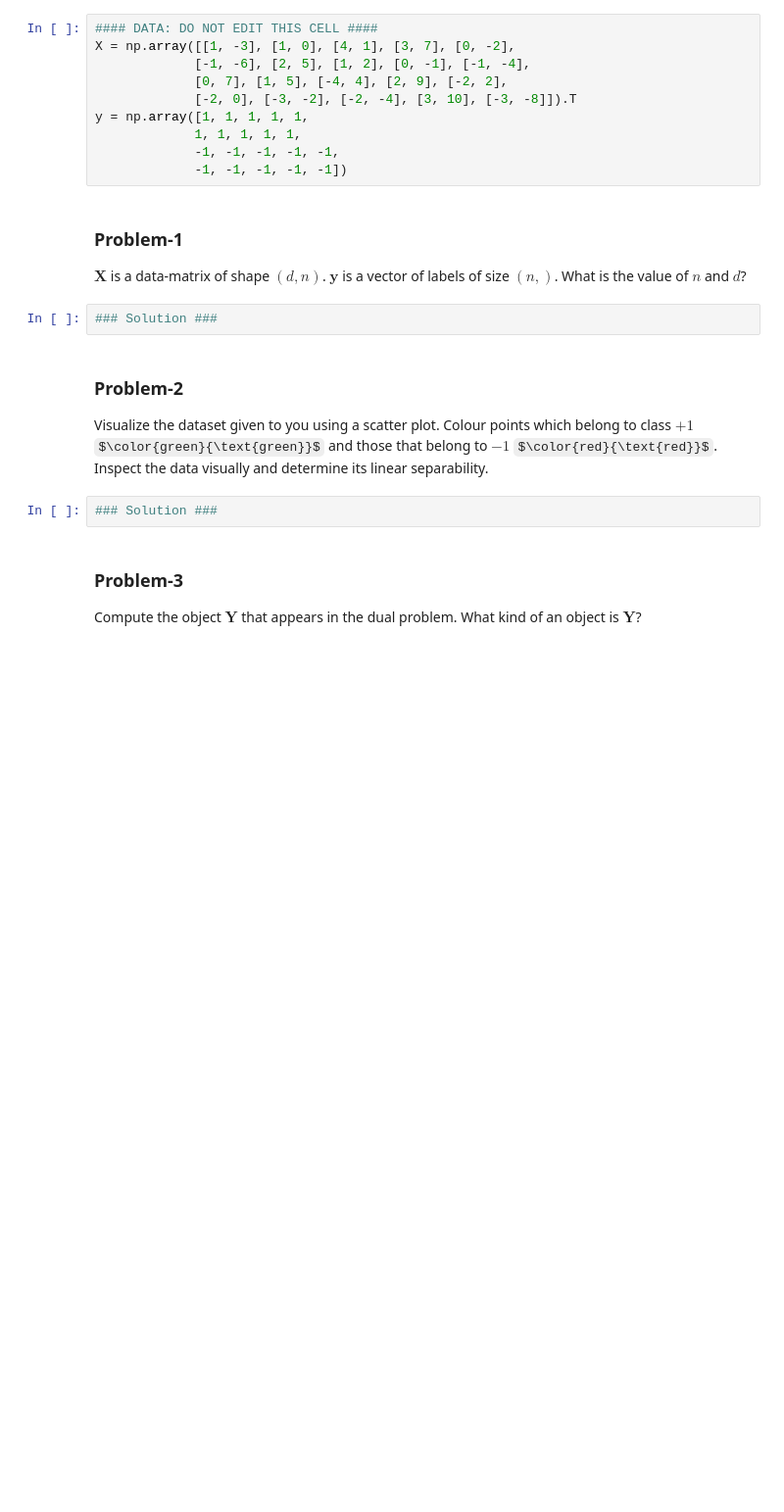
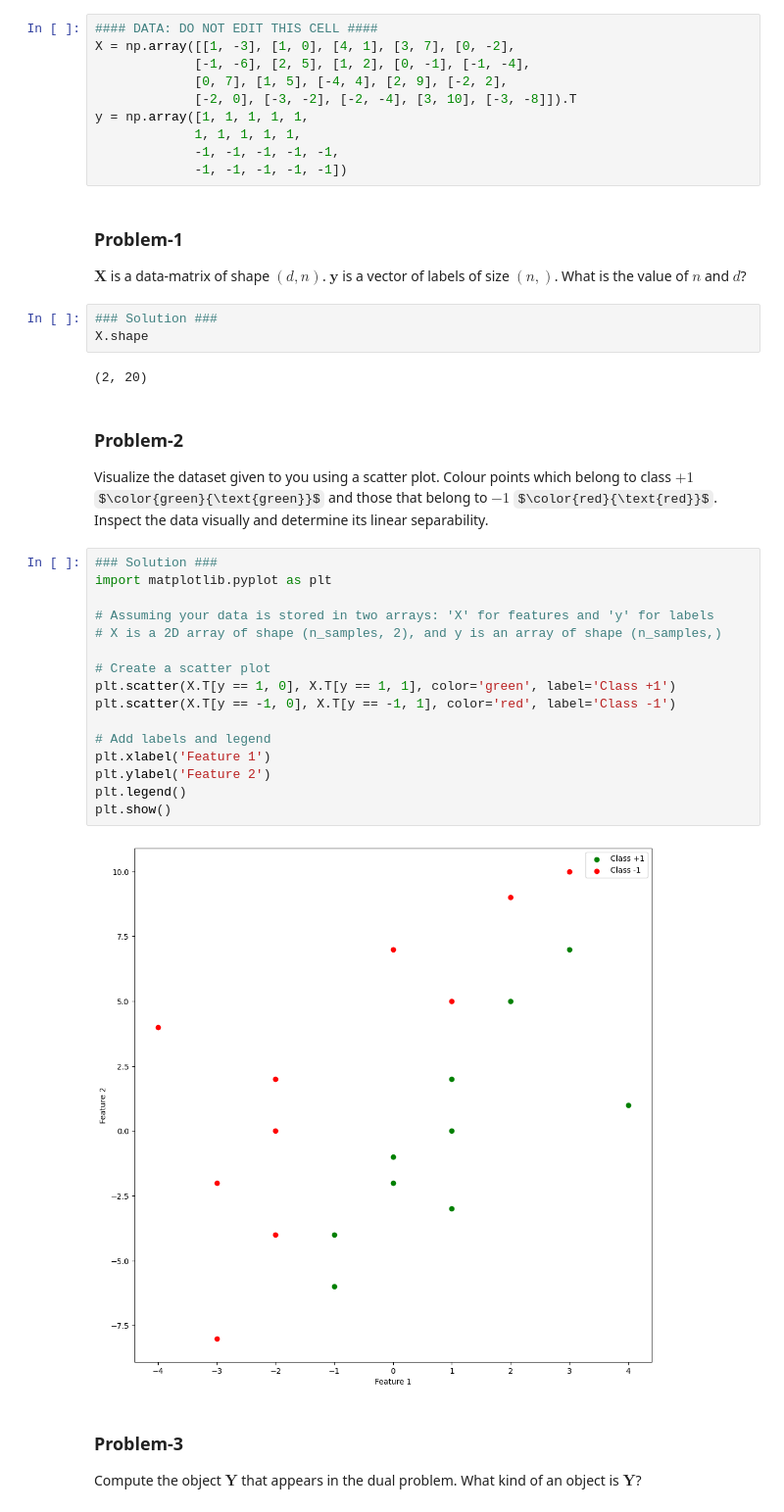
Before and after one commit to sonjaove/progg-and-DS-from-IITM, a Jupyter notebook: Week_10_SVM.ipynb, the cells around one changed output. Shown at 98% size. Drawn from its saved outputs; the diff is of its cells as text; some formulas as TeX source; blank space fills up the shorter version.

```diff
--- a/Week_10_SVM.ipynb
+++ b/Week_10_SVM.ipynb
@@ -26,12 +26,31 @@ y = np.array([1, 1, 1, 1, 1,
 $\mathbf{X}$ is a data-matrix of shape $(d, n)$. $\mathbf{y}$ is a vector of labels of size $(n, )$. What is the value of $n$ and $d$?
 # %%
 ### Solution ###
+X.shape
+# %% [output]
+(2, 20)
 # %% [markdown]
 ### Problem-2
 
 Visualize the dataset given to you using a scatter plot. Colour points which belong to class $+1$ $\color{green}{\text{green}}$ and those that belong to $-1$ $\color{red}{\text{red}}$. Inspect the data visually and determine its linear separability.
-# %%
-### Solution ###
+# %%
+### Solution ###
+import matplotlib.pyplot as plt
+
+# Assuming your data is stored in two arrays: 'X' for features and 'y' for labels
+# X is a 2D array of shape (n_samples, 2), and y is an array of shape (n_samples,)
+
+# Create a scatter plot
+plt.scatter(X.T[y == 1, 0], X.T[y == 1, 1], color='green', label='Class +1')
+plt.scatter(X.T[y == -1, 0], X.T[y == -1, 1], color='red', label='Class -1')
+
+# Add labels and legend
+plt.xlabel('Feature 1')
+plt.ylabel('Feature 2')
+plt.legend()
+plt.show()
+# %% [output]
+[figure, added]
 # %% [markdown]
 ### Problem-3
 
```
Also changed, not shown: parts of 2 cells of this notebook.
